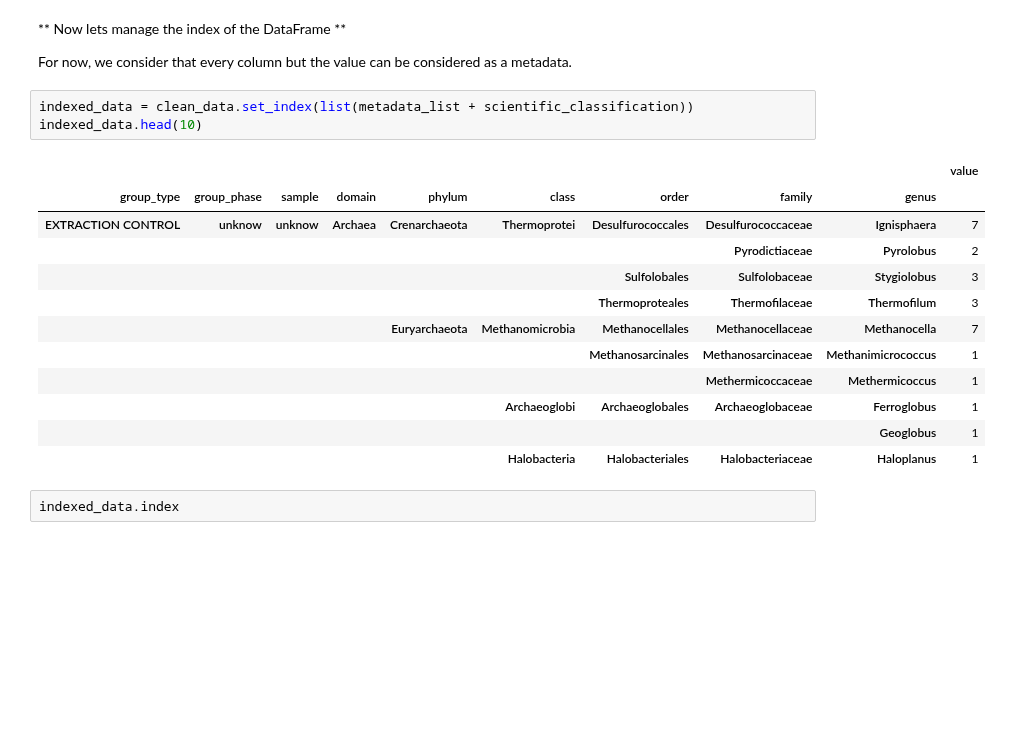
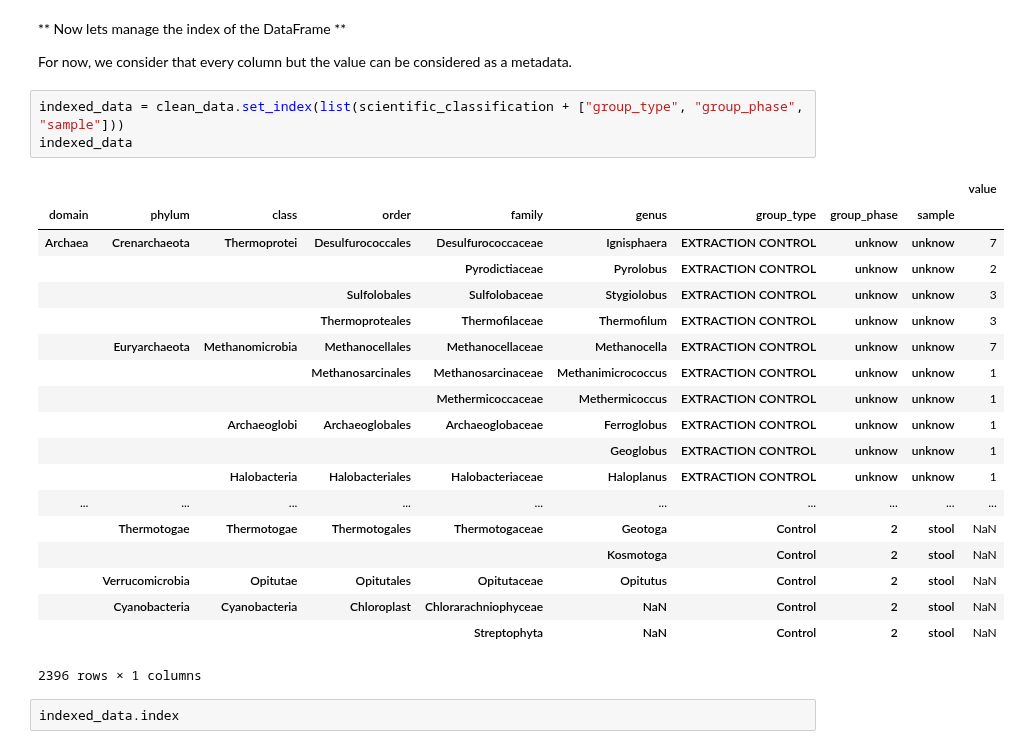
Before and after one commit to vincenzobaz/VBTALL-ADA2017, a Jupyter notebook: Homework 1.ipynb, the cells around one changed output. Cells and saved outputs as stored; diff of their text form; blank space fills up the shorter version.

```diff
--- a/Homework 1.ipynb
+++ b/Homework 1.ipynb
@@ -298,21 +298,28 @@ clean_data.head(10)
 
 For now, we consider that every column but the value can be considered as a metadata.
 # %%
-indexed_data = clean_data.set_index(list(metadata_list + scientific_classification))
-indexed_data.head(10)
+indexed_data = clean_data.set_index(list(scientific_classification + ["group_type", "group_phase", "sample"]))
+indexed_data
 # %% [output]
 |  |  |  |  |  |  |  |  |  | value |
-| group_type | group_phase | sample | domain | phylum | class | order | family | genus |  |
-| EXTRACTION CONTROL | unknow | unknow | Archaea | Crenarchaeota | Thermoprotei | Desulfurococcales | Desulfurococcaceae | Ignisphaera | 7 |
-|  |  |  |  |  |  |  | Pyrodictiaceae | Pyrolobus | 2 |
-|  |  |  |  |  |  | Sulfolobales | Sulfolobaceae | Stygiolobus | 3 |
-|  |  |  |  |  |  | Thermoproteales | Thermofilaceae | Thermofilum | 3 |
-|  |  |  |  | Euryarchaeota | Methanomicrobia | Methanocellales | Methanocellaceae | Methanocella | 7 |
-|  |  |  |  |  |  | Methanosarcinales | Methanosarcinaceae | Methanimicrococcus | 1 |
-|  |  |  |  |  |  |  | Methermicoccaceae | Methermicoccus | 1 |
-|  |  |  |  |  | Archaeoglobi | Archaeoglobales | Archaeoglobaceae | Ferroglobus | 1 |
-|  |  |  |  |  |  |  |  | Geoglobus | 1 |
-|  |  |  |  |  | Halobacteria | Halobacteriales | Halobacteriaceae | Haloplanus | 1 |
+| domain | phylum | class | order | family | genus | group_type | group_phase | sample |  |
+| Archaea | Crenarchaeota | Thermoprotei | Desulfurococcales | Desulfurococcaceae | Ignisphaera | EXTRACTION CONTROL | unknow | unknow | 7 |
+|  |  |  |  | Pyrodictiaceae | Pyrolobus | EXTRACTION CONTROL | unknow | unknow | 2 |
+|  |  |  | Sulfolobales | Sulfolobaceae | Stygiolobus | EXTRACTION CONTROL | unknow | unknow | 3 |
+|  |  |  | Thermoproteales | Thermofilaceae | Thermofilum | EXTRACTION CONTROL | unknow | unknow | 3 |
+|  | Euryarchaeota | Methanomicrobia | Methanocellales | Methanocellaceae | Methanocella | EXTRACTION CONTROL | unknow | unknow | 7 |
+|  |  |  | Methanosarcinales | Methanosarcinaceae | Methanimicrococcus | EXTRACTION CONTROL | unknow | unknow | 1 |
+|  |  |  |  | Methermicoccaceae | Methermicoccus | EXTRACTION CONTROL | unknow | unknow | 1 |
+|  |  | Archaeoglobi | Archaeoglobales | Archaeoglobaceae | Ferroglobus | EXTRACTION CONTROL | unknow | unknow | 1 |
+|  |  |  |  |  | Geoglobus | EXTRACTION CONTROL | unknow | unknow | 1 |
+|  |  | Halobacteria | Halobacteriales | Halobacteriaceae | Haloplanus | EXTRACTION CONTROL | unknow | unknow | 1 |
+| ... | ... | ... | ... | ... | ... | ... | ... | ... | ... |
+|  | Thermotogae | Thermotogae | Thermotogales | Thermotogaceae | Geotoga | Control | 2 | stool | NaN |
+|  |  |  |  |  | Kosmotoga | Control | 2 | stool | NaN |
+|  | Verrucomicrobia | Opitutae | Opitutales | Opitutaceae | Opitutus | Control | 2 | stool | NaN |
+|  | Cyanobacteria | Cyanobacteria | Chloroplast | Chlorarachniophyceae | NaN | Control | 2 | stool | NaN |
+|  |  |  |  | Streptophyta | NaN | Control | 2 | stool | NaN |
+2396 rows × 1 columns
 # %%
 indexed_data.index
 # %% [output]
```
